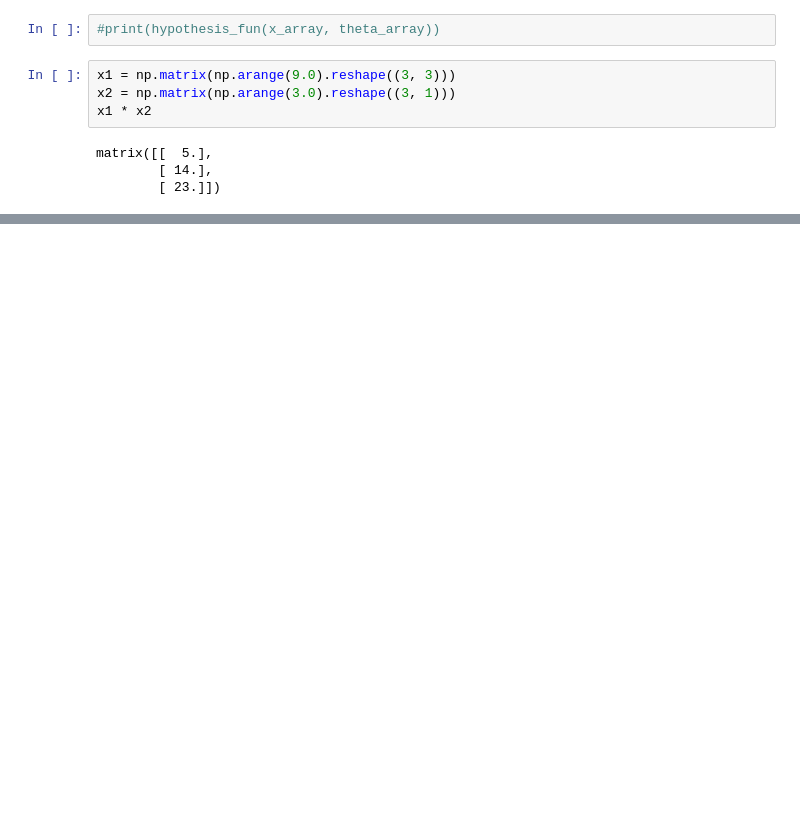
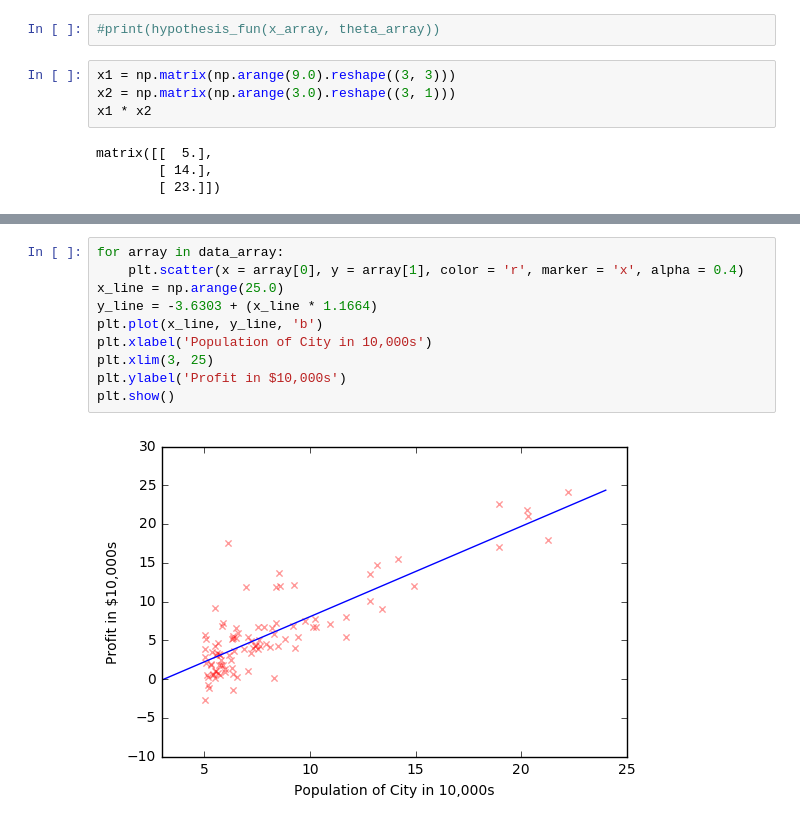
Before and after one commit to woodyko3234/ML_Andrew_Ng, a Jupyter notebook: Week1/Gradient_Descent_Simple_LR.ipynb, the cells around one changed output, grey strips where cells are left out. Cells and saved outputs as stored; diff of their text form; blank space fills up the shorter version.

Commit message:
update LR plotting
update LR plotting

```diff
--- a/Week1/Gradient_Descent_Simple_LR.ipynb
+++ b/Week1/Gradient_Descent_Simple_LR.ipynb
@@ -149,0 +146,12 @@ matrix([[-566.3961]])
+# %%
+for array in data_array:
+    plt.scatter(x = array[0], y = array[1], color = 'r', marker = 'x', alpha = 0.4)
+x_line = np.arange(25.0)
+y_line = -3.6303 + (x_line * 1.1664)
+plt.plot(x_line, y_line, 'b')
+plt.xlabel('Population of City in 10,000s')
+plt.xlim(3, 25)
+plt.ylabel('Profit in $10,000s')
+plt.show()
+# %% [output]
+[figure, added]
```
Also changed, not shown: parts of 2 cells of this notebook.
